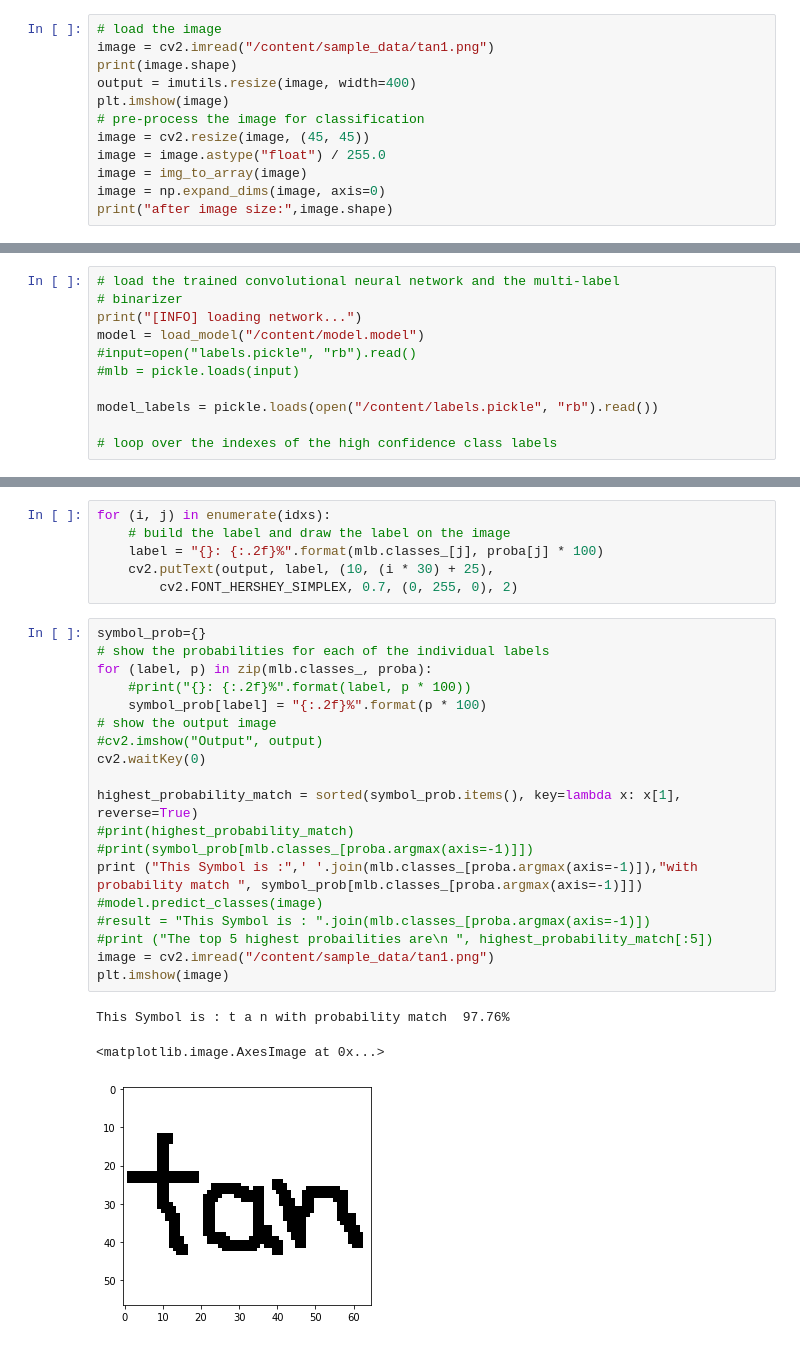
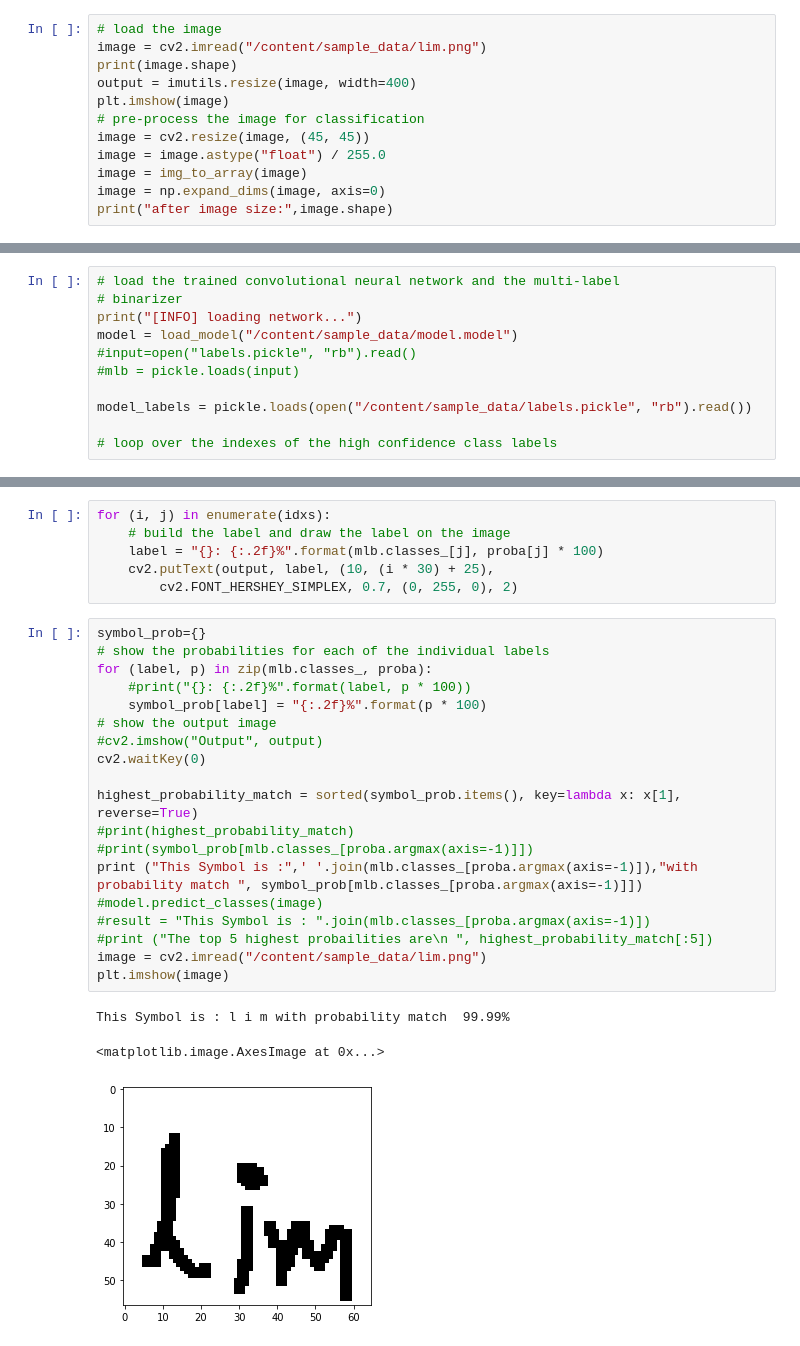
Before and after one commit to Hinakoushar-Tatakoti/Hand-written-Math-sysmbol-recognization, a Jupyter notebook: Hnadwritten_Math_Symobol_Model.ipynb, the cells around one changed output, grey strips where cells are left out. Cells and saved outputs as stored; diff of their text form.

```diff
--- a/Hnadwritten_Math_Symobol_Model.ipynb
+++ b/Hnadwritten_Math_Symobol_Model.ipynb
@@ -434,7 +433,7 @@ import cv2
 import os
 # %%
 # load the image
-image = cv2.imread("/content/sample_data/tan1.png")
+image = cv2.imread("/content/sample_data/lim.png")
 print(image.shape)
 output = imutils.resize(image, width=400)
 plt.imshow(image)
@@ -452,11 +451,11 @@ after image size: (1, 45, 45, 3)
 # load the trained convolutional neural network and the multi-label
 # binarizer
 print("[INFO] loading network...")
-model = load_model("/content/model.model")
+model = load_model("/content/sample_data/model.model")
 #input=open("labels.pickle", "rb").read()
 #mlb = pickle.loads(input)
 
-model_labels = pickle.loads(open("/content/labels.pickle", "rb").read())
+model_labels = pickle.loads(open("/content/sample_data/labels.pickle", "rb").read())
 
 # loop over the indexes of the high confidence class labels
 # %% [output]
@@ -480,23 +479,23 @@ for (i, j) in enumerate(idxs):
 # %%
 symbol_prob={}
 # show the probabilities for each of the individual labels
 for (label, p) in zip(mlb.classes_, proba):
     #print("{}: {:.2f}%".format(label, p * 100))
     symbol_prob[label] = "{:.2f}%".format(p * 100)
 # show the output image
 #cv2.imshow("Output", output)
 cv2.waitKey(0)
 
 highest_probability_match = sorted(symbol_prob.items(), key=lambda x: x[1], reverse=True)
 #print(highest_probability_match)
 #print(symbol_prob[mlb.classes_[proba.argmax(axis=-1)]])
 print ("This Symbol is :",' '.join(mlb.classes_[proba.argmax(axis=-1)]),"with probability match ", symbol_prob[mlb.classes_[proba.argmax(axis=-1)]])
 #model.predict_classes(image)
 #result = "This Symbol is : ".join(mlb.classes_[proba.argmax(axis=-1)])
 #print ("The top 5 highest probailities are\n ", highest_probability_match[:5])
-image = cv2.imread("/content/sample_data/tan1.png")
+image = cv2.imread("/content/sample_data/lim.png")
 plt.imshow(image)
 # %% [output]
-This Symbol is : t a n with probability match  97.76%
+This Symbol is : l i m with probability match  99.99%
 <matplotlib.image.AxesImage at 0x...>
-[figure, old version]
+[figure, new version]
```
Also changed, not shown: parts of 7 cells of this notebook.
